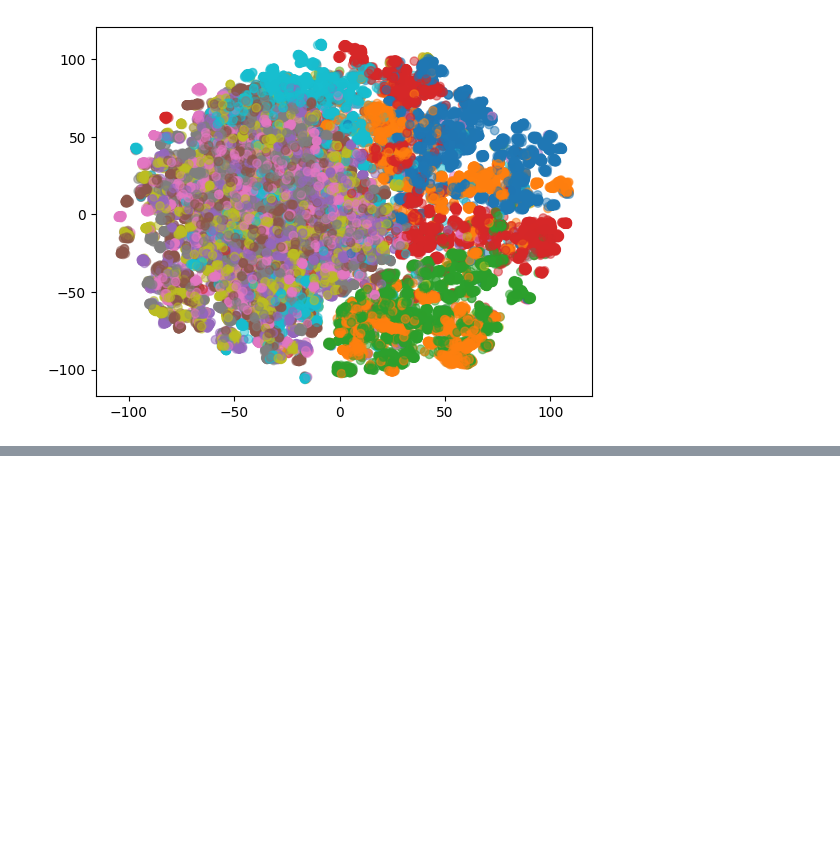
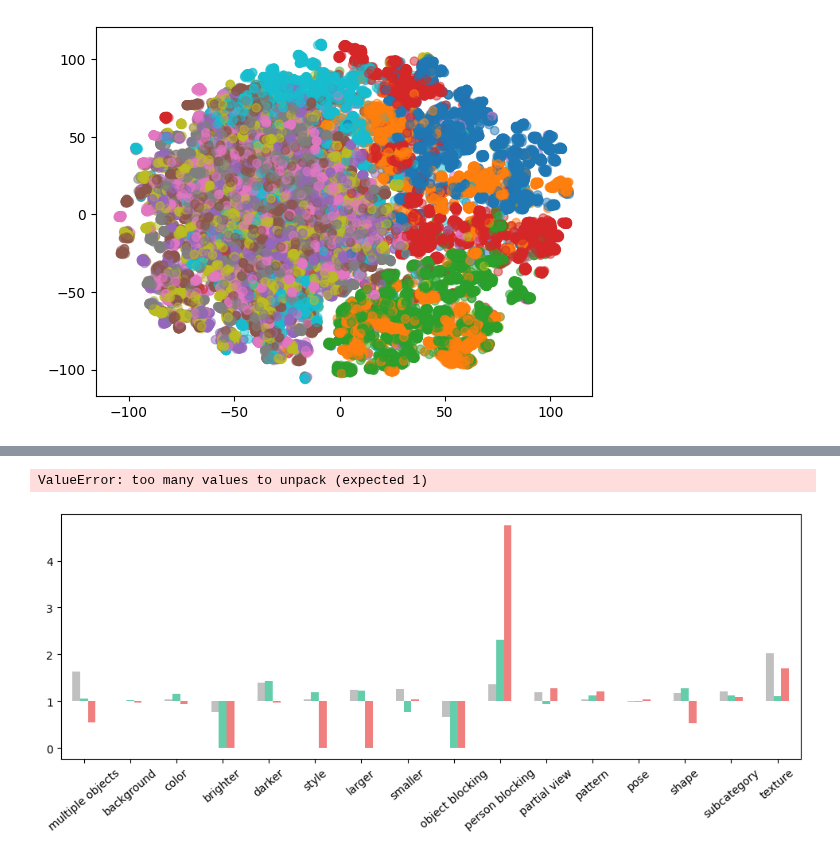
Before and after one commit to CarlAnSc/bachelor_project, a Jupyter notebook: src/models/get_embeddings.ipynb, the cells around one changed output, grey strips where cells are left out. Drawn from its saved outputs; the diff is of its cells as text; code cells hidden in the pictures; blank space fills up the shorter version.

```diff
--- a/src/models/get_embeddings.ipynb
+++ b/src/models/get_embeddings.ipynb
@@ -653,0 +950,6 @@ plt.scatter(x=X_embedded_img[:,0], y=X_embedded_img[:,1], c=val_labels, cmap='ta
+# %%
+#df_ratios = ratio_of_occurence('../../k-fold/dfknn.csv')
+make_plot(df_ratios, 'knn')
+# %% [output]
+ValueError: too many values to unpack (expected 1)
+[figure, added]
```
Also changed, not shown: parts of 35 cells of this notebook, 14 other files.
